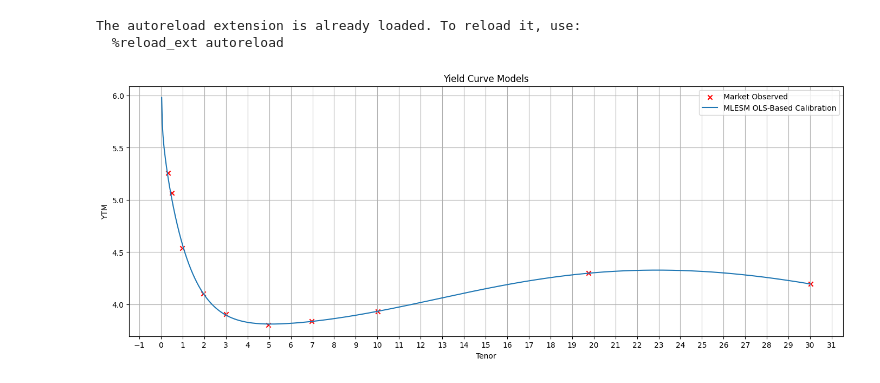
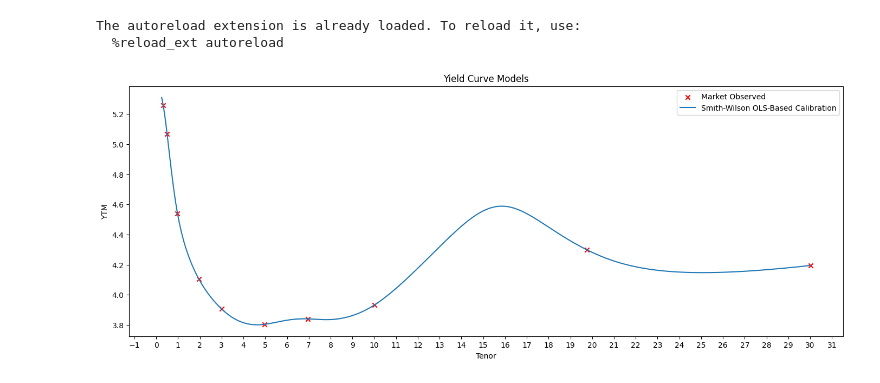
Before and after one commit to cleeclee123/Curvy-CUSIPs, a Jupyter notebook: server/temp.ipynb, the cells around one changed output. Saved outputs shown, nothing was run; the diff lists cells and outputs as text; code cells hidden in the pictures.

Commit message:
added smith wilson

```diff
--- a/server/temp.ipynb
+++ b/server/temp.ipynb
@@ -182,34 +189,38 @@ curve_bca, status_bca = calibrate_bc_augmented_ols(maturities, yields)
 assert status_bca.success
 
 curve_di, status_di = calibrate_diebold_li_ols(maturities, yields)
 assert status_di.success
 
 curve_mlesm, status_mlesm = calibrate_mles_ols(maturities, yields, overnight_rate=5.34)
 # assert status_mlesm.success
 
-t2 = np.linspace(0, 30, 1000)
+ufr = None
+curve_sw, status_sw = calibrate_smith_wilson_ols(maturities, yields, ufr=ufr, overnight_rate=5.34)
+assert status_sw.success
+
+t2 = np.linspace(0.25, 30, 1000)
 plt.figure(figsize=(17, 6))
 plt.scatter(
     maturities,
     yields,
     marker="x",
     color="red",
     label="Market Observed",
 )
 # plt.plot(t2, curve_ns(t2), "b-", label="NS OLS-Based-Calibration")
 # plt.plot(t2, curve_nss(t2), "g-", label="NSS OLS-Based-Calibration")
 # plt.plot(t2, curve_bc(t2), label="Bjork-Christensen OLS-Based Calibration")
 # plt.plot(t2, [mc.spot(t) for t in t2], label="mc")
 # plt.plot(t2, curve_bca(t2), label="Bjork-Christensen-Augmented OLS-Based Calibration")
 # plt.plot(t2, curve_di(t2), label="Diebold-Li OLS-Based Calibration")
-plt.plot(t2, curve_mlesm(t2), label="MLESM OLS-Based Calibration")
+# plt.plot(t2, curve_mlesm(t2), label="MLESM OLS-Based Calibration")
+plt.plot(t2, curve_sw(t2), label="Smith-Wilson OLS-Based Calibration")
 
 plt.title("Yield Curve Models")
 plt.gca().xaxis.set_major_locator(plt.MultipleLocator(1))
 plt.xlabel("Tenor")
 plt.ylabel("YTM")
-plt.grid(True)
 plt.legend()
 plt.show()
 # %% [output]
-[figure, old version]
+[figure, new version]
```
Also changed, not shown: parts of 3 cells of this notebook, 4 other files.
